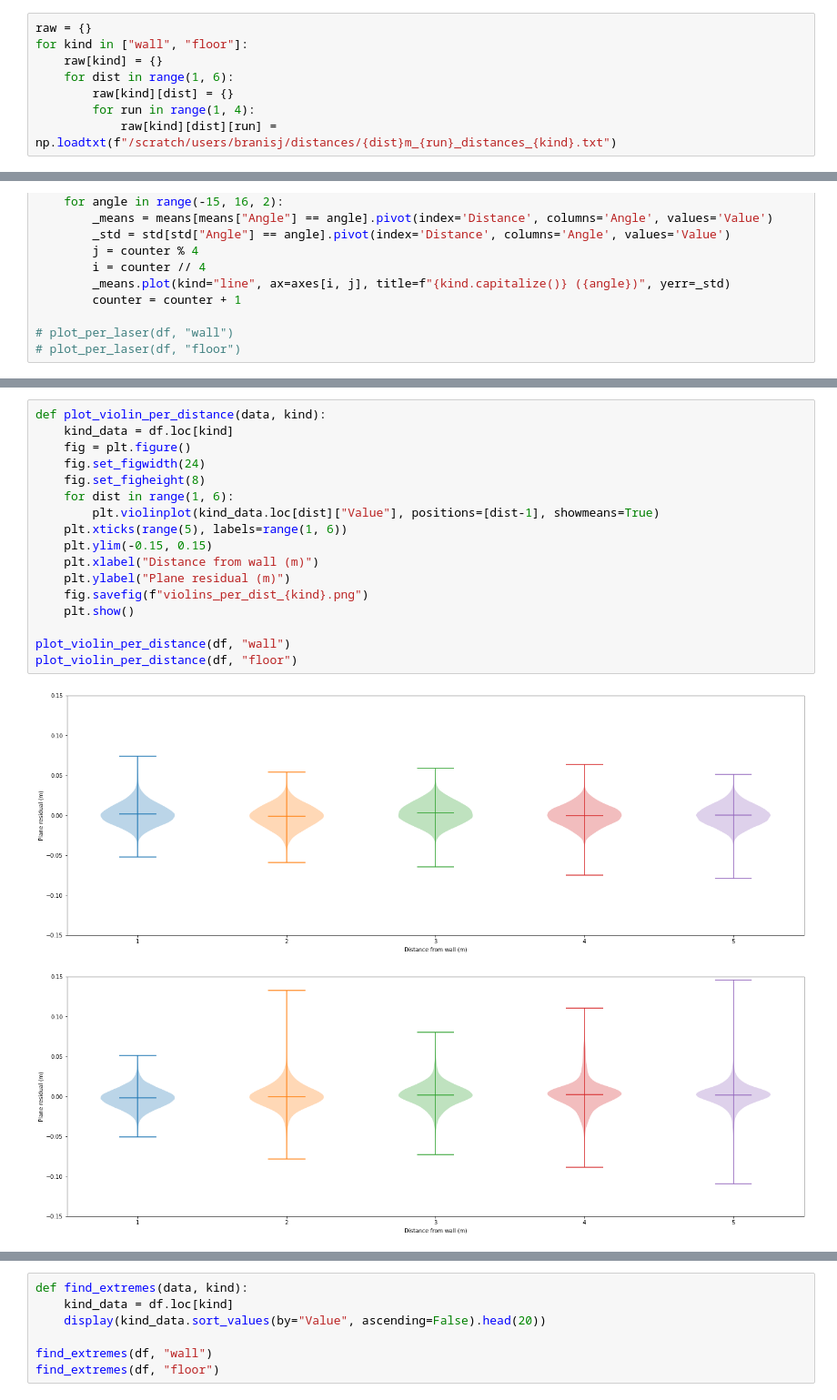
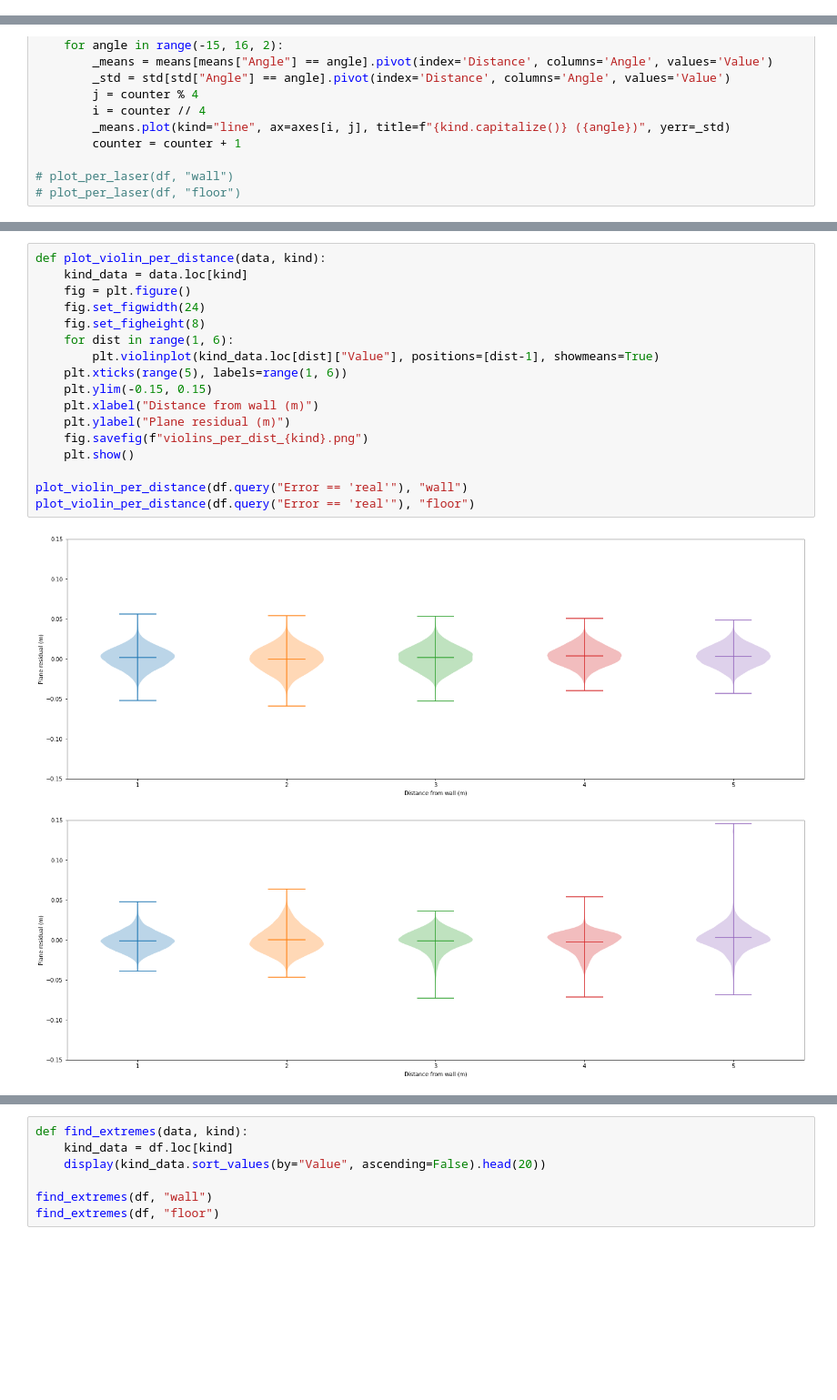
Before and after one commit to branislavjenco/thesis-code, a Jupyter notebook: using-pandas.ipynb, the cells around one changed output, grey strips where cells are left out. Shown: that part at 91% size. Cells and saved outputs as stored; diff of their text form; blank space fills up the shorter version.

```diff
--- a/using-pandas.ipynb
+++ b/using-pandas.ipynb
@@ -6,9 +8 @@ from thesis.utils import laser_angle_to_id
-# %%
-raw = {}
-for kind in ["wall", "floor"]:
-    raw[kind] = {}
-    for dist in range(1, 6):
-        raw[kind][dist] = {}
-        for run in range(1, 4):
-            raw[kind][dist][run] = np.loadtxt(f"/scratch/users/branisj/distances/{dist}m_{run}_distances_{kind}.txt")
 # %%
@@ -103,23 +219,23 @@ plot_violin(df)
 # %%
 def plot_violin_per_distance(data, kind):
-    kind_data = df.loc[kind]
+    kind_data = data.loc[kind]
     fig = plt.figure()
     fig.set_figwidth(24)
     fig.set_figheight(8)
     for dist in range(1, 6):
         plt.violinplot(kind_data.loc[dist]["Value"], positions=[dist-1], showmeans=True)
     plt.xticks(range(5), labels=range(1, 6))
     plt.ylim(-0.15, 0.15)
     plt.xlabel("Distance from wall (m)")
     plt.ylabel("Plane residual (m)")
     fig.savefig(f"violins_per_dist_{kind}.png")
     plt.show()
 
-plot_violin_per_distance(df, "wall")
-plot_violin_per_distance(df, "floor")
+plot_violin_per_distance(df.query("Error == 'real'"), "wall")
+plot_violin_per_distance(df.query("Error == 'real'"), "floor")
 # %% [output]
-[figure, old version]
+[figure, new version]
-[figure, old version]
+[figure, new version]
 # %%
 def plot_violin_per_laser(data, kind):
     kind_data = data.loc[kind]
```
Also changed, not shown: parts of 8 cells of this notebook, 1 other file.
